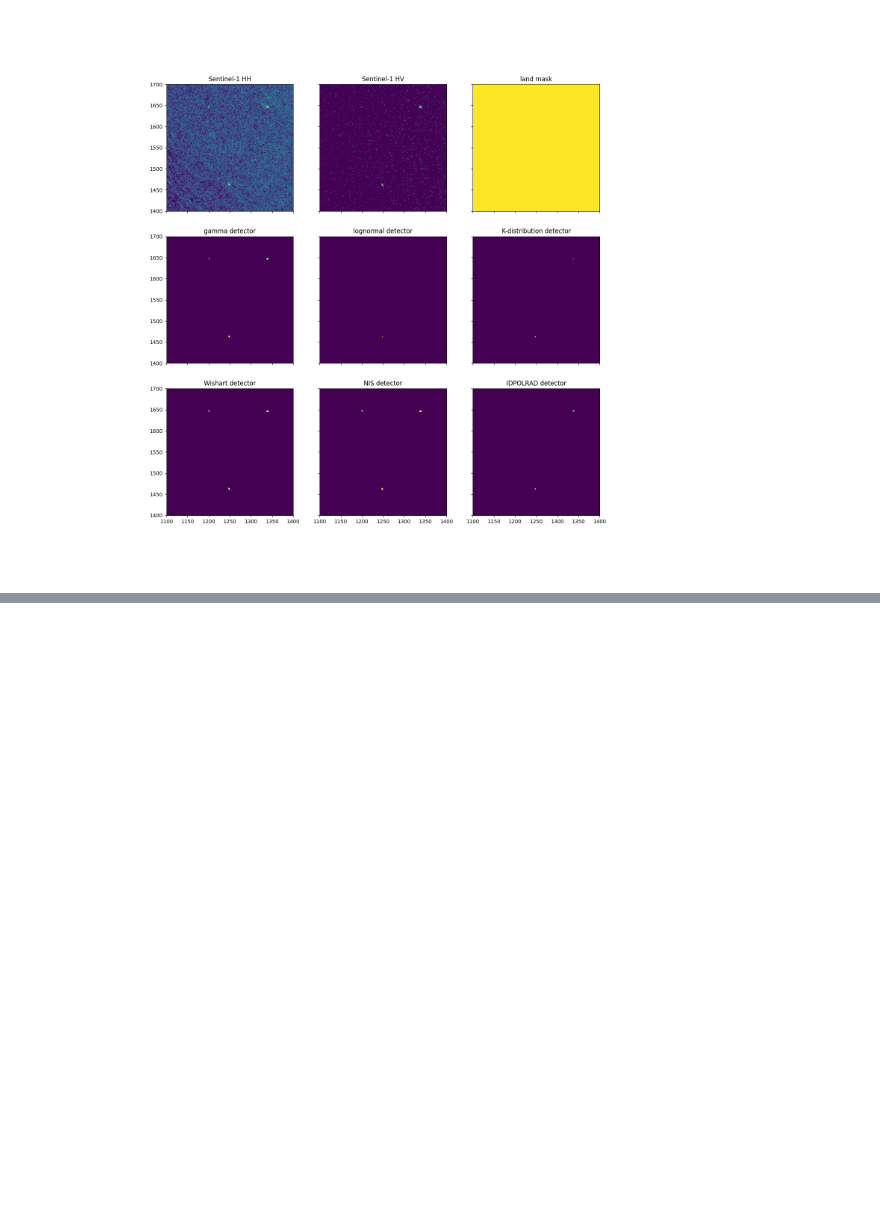
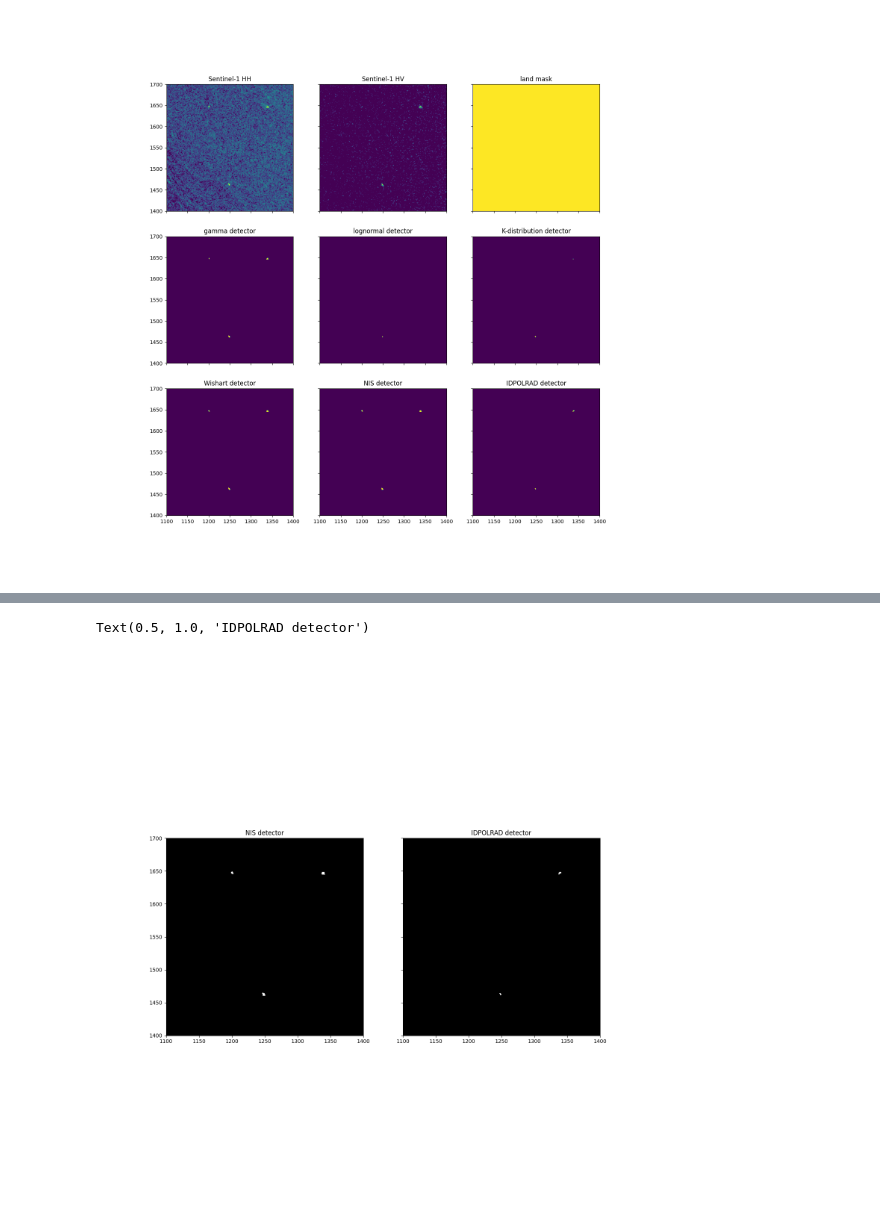
Before and after one commit to panu-hietanen/cfar-object-detection, a Jupyter notebook: CFAR-Demo.ipynb, the cells around one changed output, grey strips where cells are left out. Cells and saved outputs as stored; diff of their text form; code cells hidden in the pictures; blank space fills up the shorter version.

```diff
--- a/CFAR-Demo.ipynb
+++ b/CFAR-Demo.ipynb
@@ -175,0 +203,13 @@ Text(0.5, 1.0, 'IDPOLRAD detector')
+# %%
+fig, ax = plt.subplots(1,2, sharex=True, sharey=True, figsize=(15,15))
+
+ax[0].imshow(nis_outliers, cmap='gray')
+ax[0].set_title('NIS detector')
+ax[0].set_xlim(xlim)
+ax[0].set_ylim(ylim)
+
+ax[1].imshow(idpolrad_outliers, cmap='gray')
+ax[1].set_title('IDPOLRAD detector')
+# %% [output]
+Text(0.5, 1.0, 'IDPOLRAD detector')
+[figure, added]
```
Also changed, not shown: parts of 2 cells of this notebook.
